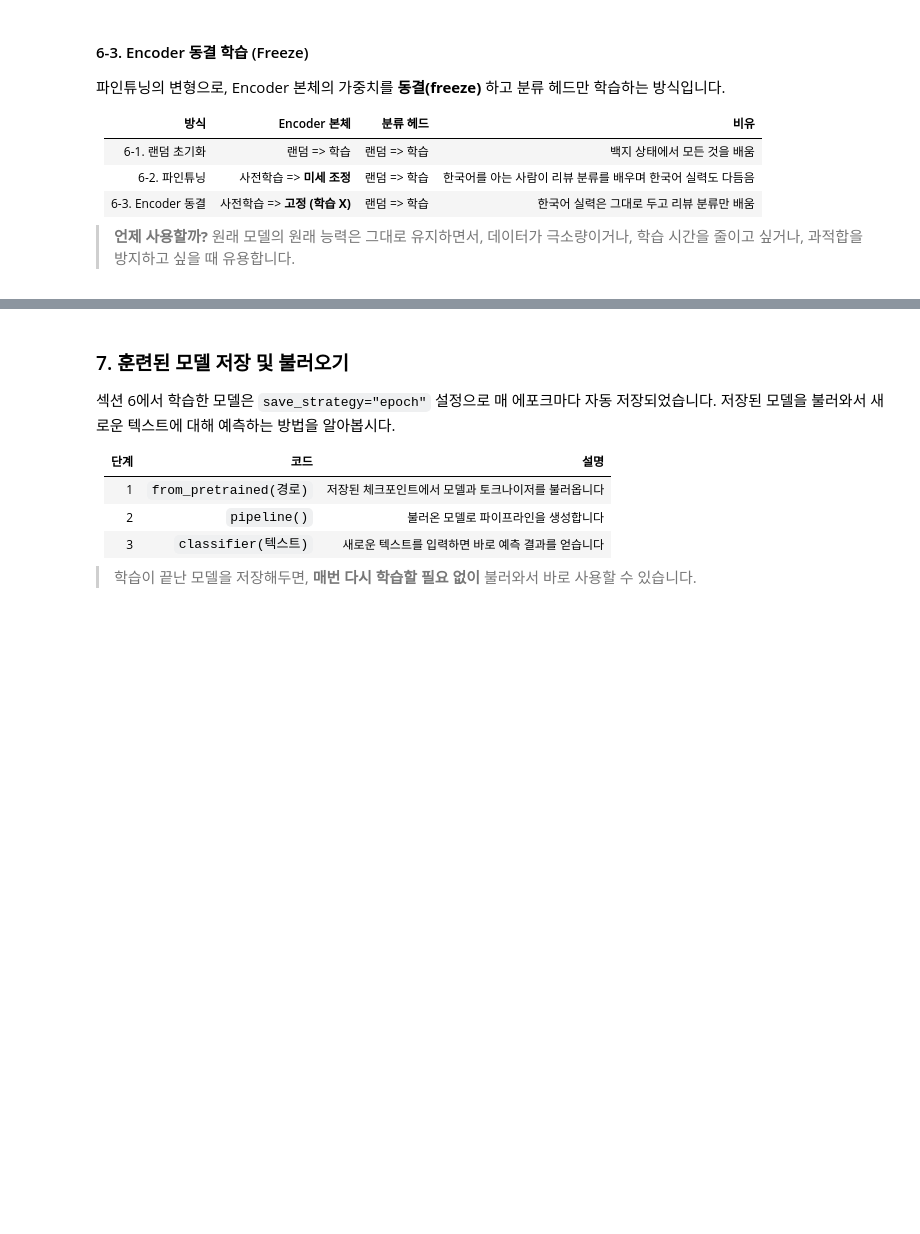
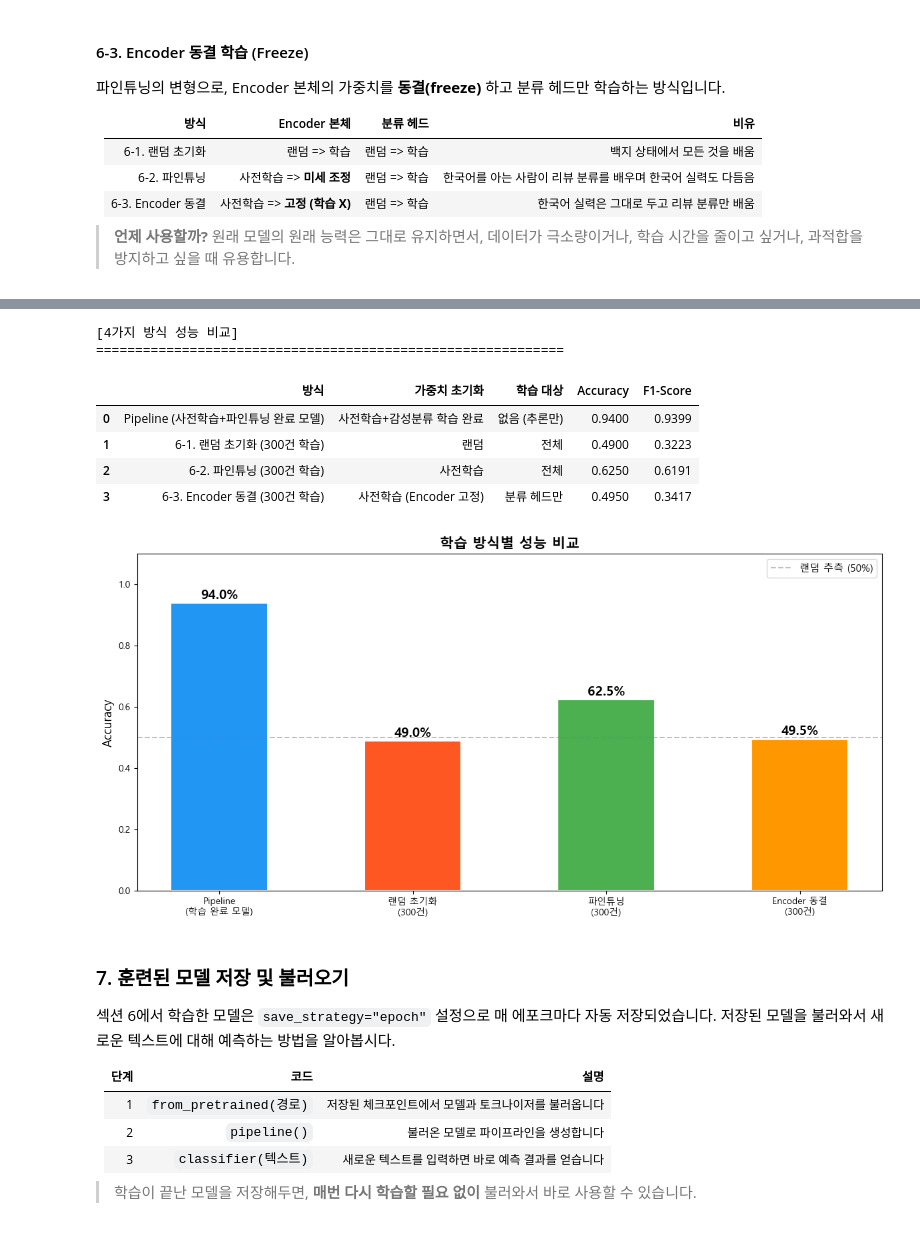
Before and after one commit to SeolMuah/text-analysis-ml, a Jupyter notebook: 2_BERT_텍스트_분류.ipynb, the cells around one changed output, grey strips where cells are left out. Drawn from its saved outputs; the diff is of its cells as text; code cells hidden in the pictures; blank space fills up the shorter version.

```diff
--- a/2_BERT_텍스트_분류.ipynb
+++ b/2_BERT_텍스트_분류.ipynb
@@ -1035,7 +1301,7 @@ print(summary(model_freeze, input_size=(1, MAX_LENGTH), dtypes=[torch.long],
 # 학습 하이퍼파라미터를 설정합니다 (6-1과 동일, gradient_checkpointing만 제외)
 training_args_freeze = TrainingArguments(
     output_dir="./results_freeze",        # 학습 결과 저장 폴더
-    num_train_epochs=EPOCHS,              # 3 에포크 (전체 데이터 훈련 횟수)
+    num_train_epochs=10,              # 3 에포크 (전체 데이터 훈련 횟수)
     per_device_train_batch_size=BATCH_SIZE,  # GPU/CPU 1개당 학습 배치 크기
     per_device_eval_batch_size=BATCH_SIZE,  # GPU/CPU 1개당 평가 배치 크기
     eval_strategy="epoch",                # 매 에포크마다 평가
@@ -1091,8 +1417,8 @@ acc_pipeline = accuracy_score(y_true, df_sample['predicted'].values)
 f1_pipeline = f1_score(y_true, df_sample['predicted'].values, average='weighted')
 
 # Pipeline 모델의 파라미터 수 (섹션 5의 비교에서 계산한 값 재사용)
-total_params_pipeline = sum(p.numel() for p in ko_classifier.model.parameters())
-train_params_pipeline = total_params_pipeline  # Pipeline 모델은 전체가 학습된 상태
+# total_params_pipeline = sum(p.numel() for p in ko_classifier.model.parameters())
+# train_params_pipeline = total_params_pipeline  # Pipeline 모델은 전체가 학습된 상태
 
 # 비교 테이블 생성
 comparison_all = pd.DataFrame({
@@ -1104,36 +1430,45 @@ comparison_all = pd.DataFrame({
     ],
     '가중치 초기화': ['사전학습+감성분류 학습 완료', '랜덤', '사전학습', '사전학습 (Encoder 고정)'],
     '학습 대상': ['없음 (추론만)', '전체', '전체', '분류 헤드만'],
-    '전체 파라미터': [f'{total_params_pipeline:,}', f'{total_params_scratch:,}', f'{total_params_finetune:,}', f'{total_params_freeze:,}'],
-    '학습 파라미터': [f'{train_params_pipeline:,}', f'{train_params_scratch:,}', f'{train_params_finetune:,}', f'{train_params_freeze:,}'],
+    # '전체 파라미터': [f'{total_params_pipeline:,}', f'{total_params_scratch:,}', f'{total_params_finetune:,}', f'{total_params_freeze:,}'],
+    # '학습 파라미터': [f'{train_params_pipeline:,}', f'{train_params_scratch:,}', f'{train_params_finetune:,}', f'{train_params_freeze:,}'],
     'Accuracy': [f'{acc_pipeline:.4f}', f'{acc_scratch:.4f}', f'{acc_finetune:.4f}', f'{acc_freeze:.4f}'],
     'F1-Score': [f'{f1_pipeline:.4f}', f'{f1_scratch:.4f}', f'{f1_finetune:.4f}', f'{f1_freeze:.4f}']
 })
 
 print("[4가지 방식 성능 비교]")
 print("=" * 60)
 display(comparison_all)
 
 # 시각화
 fig, ax = plt.subplots(figsize=(12, 6))
 labels = ['Pipeline\n(학습 완료 모델)', '랜덤 초기화\n(300건)', '파인튜닝\n(300건)', 'Encoder 동결\n(300건)']
 acc_values = [acc_pipeline, acc_scratch, acc_finetune, acc_freeze]
 colors = ['#2196F3', '#FF5722', '#4CAF50', '#FF9800']
 
 bars = ax.bar(labels, acc_values, color=colors, width=0.5, edgecolor='white', linewidth=1.5)
 
 # 막대 위에 수치 표시
 for bar, val in zip(bars, acc_values):
     ax.text(bar.get_x() + bar.get_width()/2., bar.get_height() + 0.005,
             f'{val:.1%}', ha='center', va='bottom', fontsize=14, fontweight='bold')
 
 ax.set_ylabel('Accuracy', fontsize=13)
 ax.set_title('학습 방식별 성능 비교', fontsize=15, fontweight='bold')
 ax.set_ylim(0, 1.1)
 ax.axhline(y=0.5, color='gray', linestyle='--', alpha=0.5, label='랜덤 추측 (50%)')
 ax.legend(fontsize=11)
 plt.tight_layout()
 plt.show()
+# %% [output]
+[4가지 방식 성능 비교]
+============================================================
+|  | 방식 | 가중치 초기화 | 학습 대상 | Accuracy | F1-Score |
+| 0 | Pipeline (사전학습+파인튜닝 완료 모델) | 사전학습+감성분류 학습 완료 | 없음 (추론만) | 0.9400 | 0.9399 |
+| 1 | 6-1. 랜덤 초기화 (300건 학습) | 랜덤 | 전체 | 0.4900 | 0.3223 |
+| 2 | 6-2. 파인튜닝 (300건 학습) | 사전학습 | 전체 | 0.6250 | 0.6191 |
+| 3 | 6-3. Encoder 동결 (300건 학습) | 사전학습 (Encoder 고정) | 분류 헤드만 | 0.4950 | 0.3417 |
+[figure, added]
 # %% [markdown]
 ### 7. 훈련된 모델 저장 및 불러오기
 
```
Also changed, not shown: parts of 22 cells of this notebook, 2 other files.
